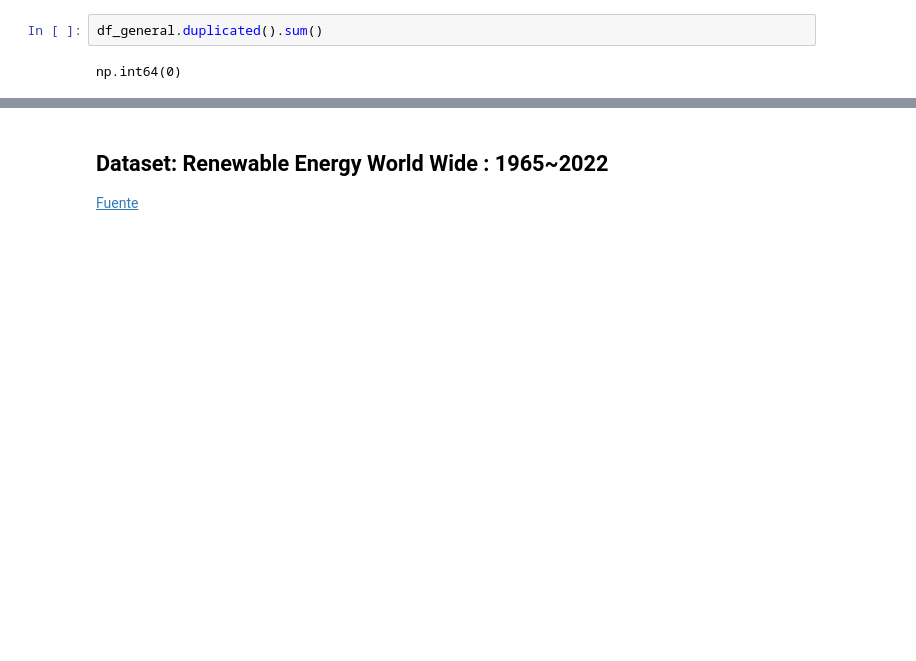
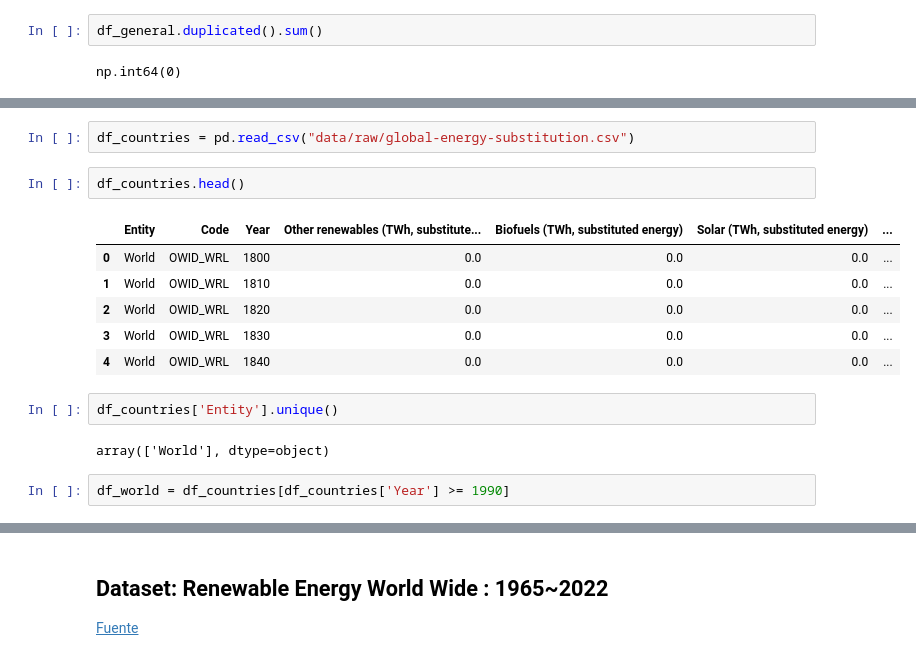
Before and after one commit to sansisimon/renewable-energy-project, a Jupyter notebook: EDA_01.ipynb, the cells around one changed output, grey strips where cells are left out. Drawn from its saved outputs; the diff is of its cells as text; blank space fills up the shorter version.

```diff
--- a/EDA_01.ipynb
+++ b/EDA_01.ipynb
@@ -195,0 +104,17 @@ df_general.to_csv('files/renewable_energy_clean.csv', index = False)
+# %%
+df_countries = pd.read_csv("data/raw/global-energy-substitution.csv")
+# %%
+df_countries.head()
+# %% [output]
+|  | Entity | Code | Year | Other renewables (TWh, substitute... | Biofuels (TWh, substituted energy) | Solar (TWh, substituted energy) | ... |
+| 0 | World | OWID_WRL | 1800 | 0.0 | 0.0 | 0.0 | ... |
+| 1 | World | OWID_WRL | 1810 | 0.0 | 0.0 | 0.0 | ... |
+| 2 | World | OWID_WRL | 1820 | 0.0 | 0.0 | 0.0 | ... |
+| 3 | World | OWID_WRL | 1830 | 0.0 | 0.0 | 0.0 | ... |
+| 4 | World | OWID_WRL | 1840 | 0.0 | 0.0 | 0.0 | ... |
+# %%
+df_countries['Entity'].unique()
+# %% [output]
+array(['World'], dtype=object)
+# %%
+df_world = df_countries[df_countries['Year'] >= 1990]
```
Also changed, not shown: parts of 57 cells of this notebook, 37 other files.
